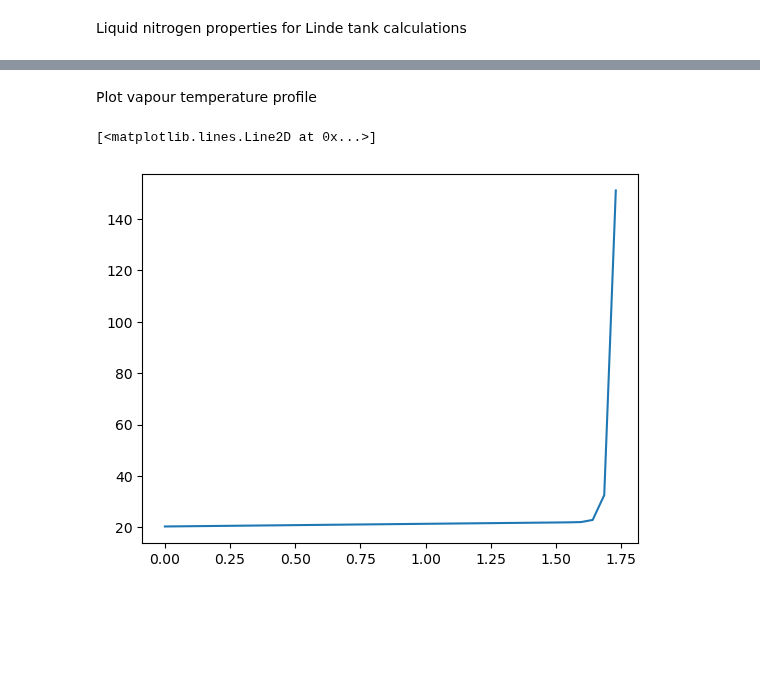
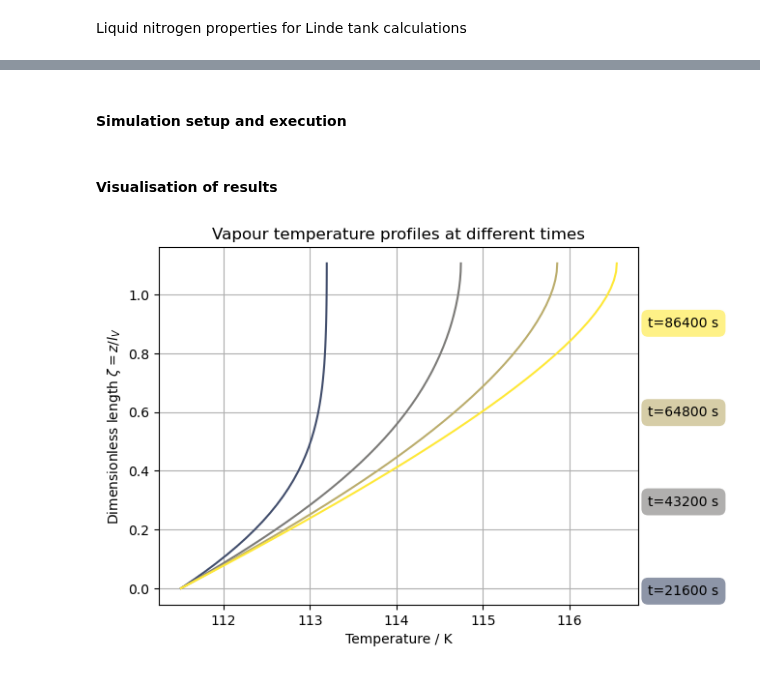
Before and after one commit to felipehuerta17/CryoEvap, a Jupyter notebook: notebooks/isobaric_methane.ipynb, the cells around one changed output, grey strips where cells are left out. Drawn from its saved outputs; the diff is of its cells as text; code cells hidden in the pictures; blank space fills up the shorter version.

```diff
--- a/notebooks/isobaric_methane.ipynb
+++ b/notebooks/isobaric_methane.ipynb
@@ -121,9 +67,2 @@ Tv_avg = 24.744
-# %% [markdown]
-Plot vapour temperature profile
-# %%
-z = (large_tank.l * (1-large_tank.LF))* large_tank.z_grid
-T_end = large_tank.sol.y[1:, -1]
-plt.plot(z, T_end)
-# %% [output]
-[<matplotlib.lines.Line2D at 0x...>]
-[figure, removed]
+# %% [markdown]
+#### Simulation setup and execution
@@ -129,0 +86,7 @@ plt.plot(z, T_end)
+# %% [markdown]
+#### Visualisation of results
+# %%
+# Visualise the plot
+large_tank.plot_tv()
+# %% [output]
+[figure, added]
```
Also changed, not shown: parts of 11 cells of this notebook, 5 other files.
